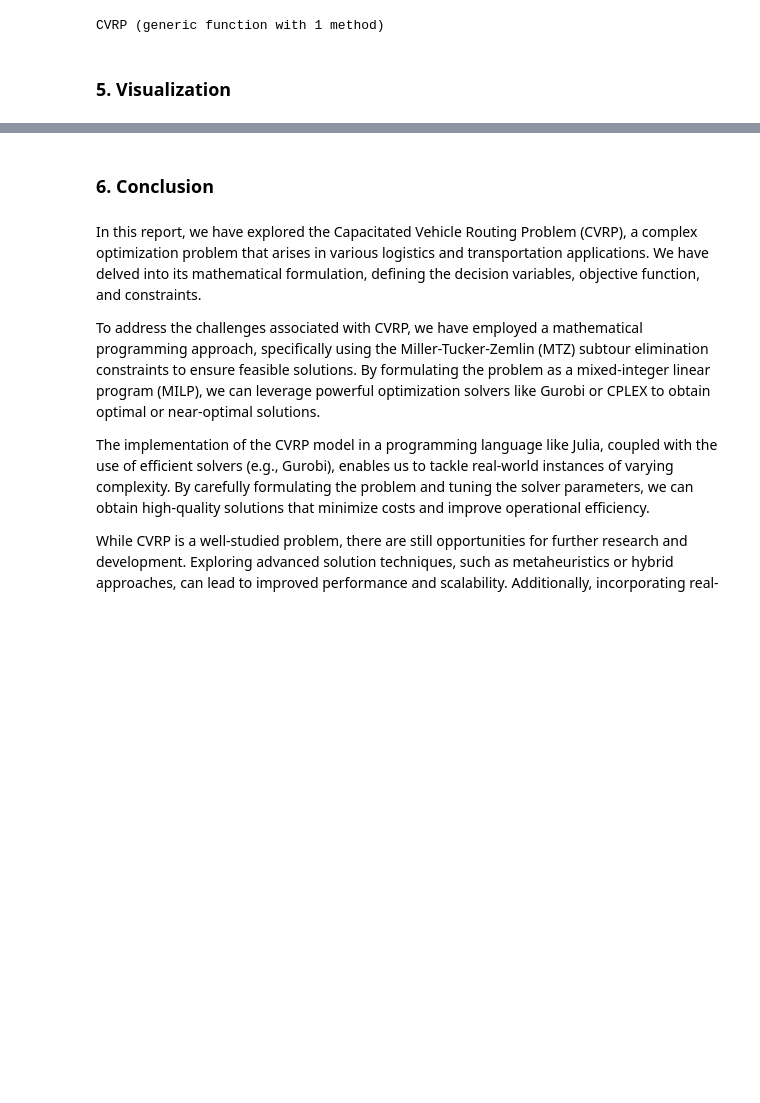
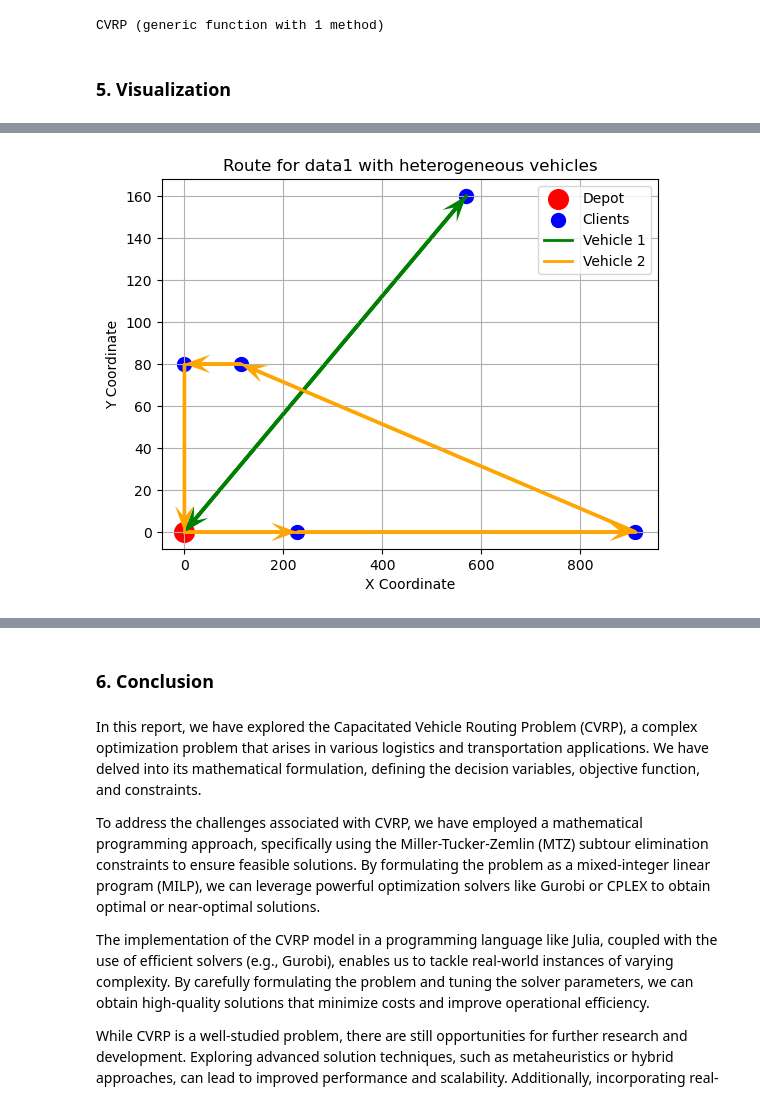
Before and after one commit to cheng-hsiang-chiu/CS524_Final_Project, a Jupyter notebook: final_project.ipynb, the cells around one changed output, grey strips where cells are left out. Drawn from its saved outputs; the diff is of its cells as text; code cells hidden in the pictures; blank space fills up the shorter version.

```diff
--- a/final_project.ipynb
+++ b/final_project.ipynb
@@ -543,0 +632,82 @@ Route for Vehicle 4: [1, 10]
+# %%
+# Visualize the result of data1 with heterogeneous vehicles
+
+# Extract the routes for each vehicle
+routes = []
+for k in 1:vehicles
+    route = [1]  # Start at the depot (node 1)
+    current_node = 1
+
+    while true
+        next_node = nothing
+        for j in 2:(clients + 1)  # Exclude depot
+            if value(xopt[current_node, j, k]) == 1
+                next_node = j
+                break
+            end
+        end
+
+        if next_node == nothing
+            break
+        end
+
+        push!(route, next_node)  # Add the next node to the route
+        current_node = next_node  # Move to the next node
+
+        if current_node == 1  # If we are back at the depot, stop
+            break
+        end
+    end
+    push!(routes, route)
+    println("Route for Vehicle $k: ", route)
+end
+
+
+# Extract coordinates for the plot
+x_coords = coordinates[:, 1]
+y_coords = coordinates[:, 2]
+
+# Plot the coordinates of depot and clients
+figure()
+
+PyPlot.scatter(x_coords[1], y_coords[1], color = "red", s = 200, label = "Depot")
+PyPlot.scatter(x_coords[2:end], y_coords[2:end], color = "blue", s = 100, label = "Clients")
+
+vehicle_colors = ["green", "orange"]
+
+# Plot the routes and add arrows to all segments, including return to depot
+for k in 1:vehicles
+    route = routes[k]
+    route_coords = coordinates[route, :]
+    color = vehicle_colors[k]  # Select color for the current vehicle
+
+    # Plot the route with the same color for the vehicle
+    for i in 1:(length(route) - 1)
+        start_coords = route_coords[i, :]
+        end_coords = route_coords[i + 1, :]
+
+        # Plot the line between start and end coordinates
+        PyPlot.plot([start_coords[1], end_coords[1]], [start_coords[2], end_coords[2]], color=color, lw=2)
+
+        # Add an arrow from the start point to the end point
+        PyPlot.quiver(start_coords[1], start_coords[2], end_coords[1] - start_coords[1], end_coords[2] - start_coords[2],
+                      angles="xy", scale_units="xy", scale=1, color=color, lw=2, headwidth=5, headlength=7)
+    end
+
+    # Add the route back to the depot (only once for each vehicle)
+    start_coords = route_coords[end, :]
+    end_coords = route_coords[1, :]  # Depot (node 1)
+
+    PyPlot.plot([start_coords[1], end_coords[1]], [start_coords[2], end_coords[2]], color=color, lw=2,label="Vehicle "*string(k))
+    PyPlot.quiver(start_coords[1], start_coords[2], end_coords[1] - start_coords[1], end_coords[2] - start_coords[2],
+                  angles="xy", scale_units="xy", scale=1, color=color, lw=2, headwidth=5, headlength=7)
+end
+
+
+PyPlot.title("Route for data1 with heterogeneous vehicles")
+PyPlot.xlabel("X Coordinate")
+PyPlot.ylabel("Y Coordinate")
+PyPlot.legend(loc="best")
+PyPlot.grid(true)
+PyPlot.show()
+# %% [output]
@@ -543,0 +716 @@ Route for Vehicle 4: [1, 10]
+[figure, added]
```
Also changed, not shown: parts of 11 cells of this notebook.
